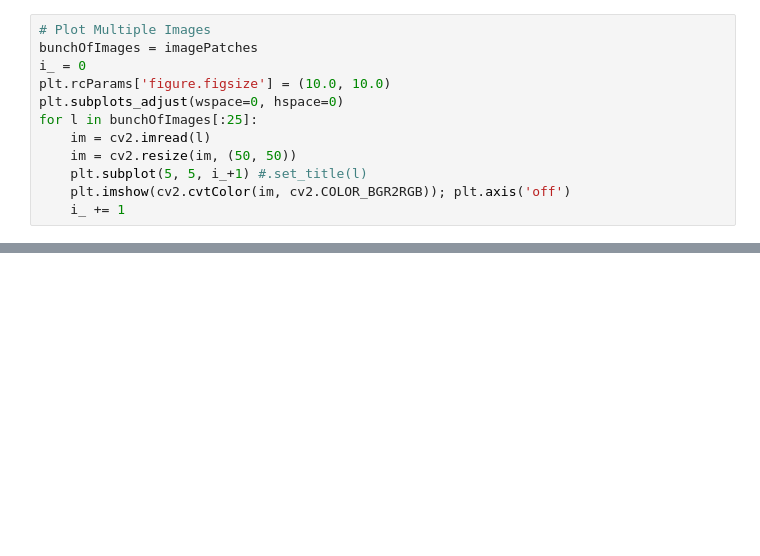
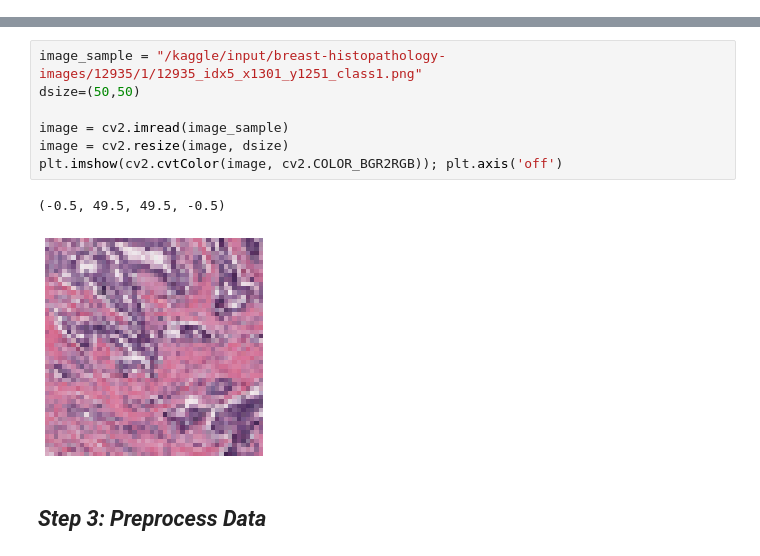
Before and after one commit to joshijai2/Breast-Cancer-Detection-Using-CNN, a Jupyter notebook: breast-cancer-detection-using-deep-learning.ipynb, the cells around one changed output, grey strips where cells are left out. Drawn from its saved outputs; the diff is of its cells as text; blank space fills up the shorter version.

```diff
--- a/breast-cancer-detection-using-deep-learning.ipynb
+++ b/breast-cancer-detection-using-deep-learning.ipynb
@@ -49,12 +0,0 @@ plotImage(image_name)
-# %%
-# Plot Multiple Images
-bunchOfImages = imagePatches
-i_ = 0
-plt.rcParams['figure.figsize'] = (10.0, 10.0)
-plt.subplots_adjust(wspace=0, hspace=0)
-for l in bunchOfImages[:25]:
-    im = cv2.imread(l)
-    im = cv2.resize(im, (50, 50))
-    plt.subplot(5, 5, i_+1) #.set_title(l)
-    plt.imshow(cv2.cvtColor(im, cv2.COLOR_BGR2RGB)); plt.axis('off')
-    i_ += 1
@@ -396,0 +62,12 @@ Next I will try one more time but without the undersampling step.
+# %%
+image_sample = "/kaggle/input/breast-histopathology-images/12935/1/12935_idx5_x1301_y1251_class1.png"
+dsize=(50,50)
+
+image = cv2.imread(image_sample)
+image = cv2.resize(image, dsize)
+plt.imshow(cv2.cvtColor(image, cv2.COLOR_BGR2RGB)); plt.axis('off')
+# %% [output]
+(-0.5, 49.5, 49.5, -0.5)
+[figure, added]
+# %% [markdown]
+## *Step 3: Preprocess Data*
```
Also changed, not shown: parts of 64 cells of this notebook, 21 other files.
